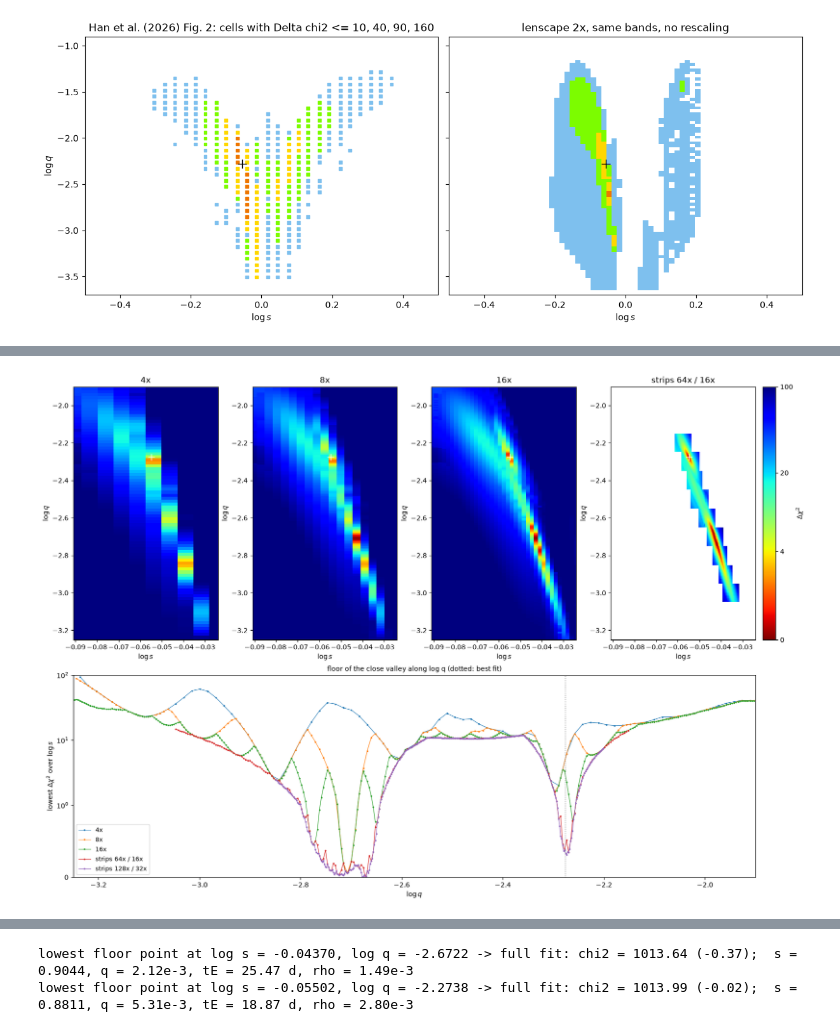
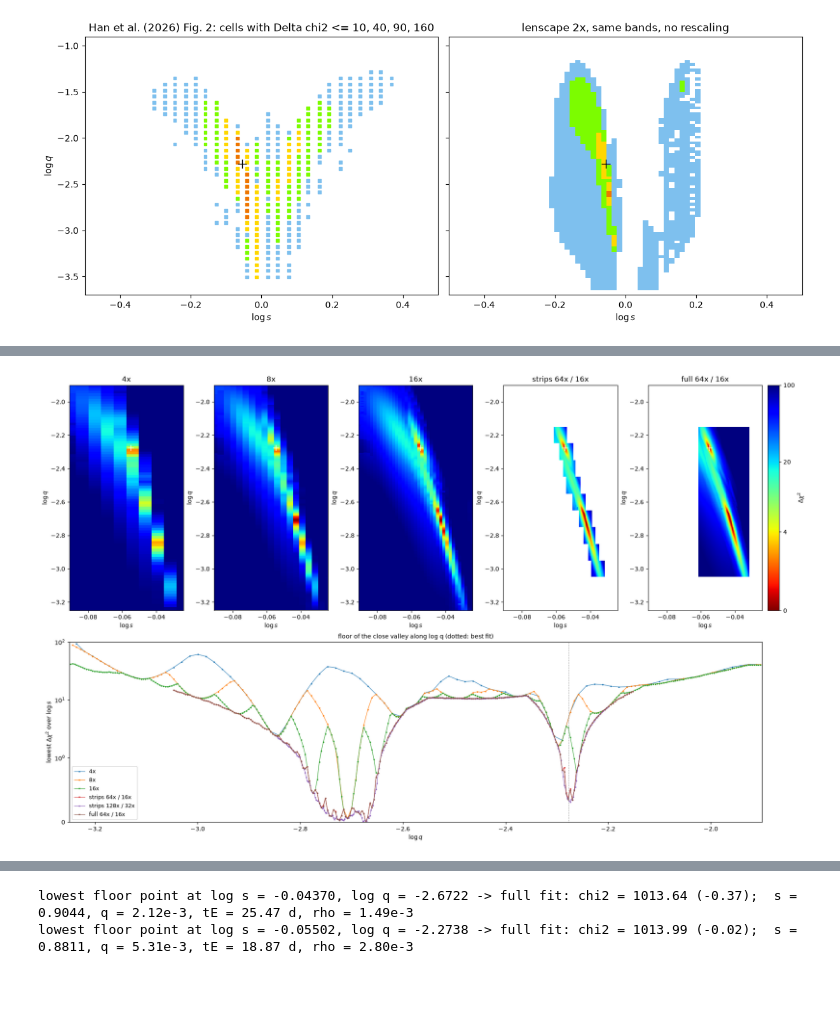
Before and after one commit to hippke/lenscape, a Jupyter notebook: notebooks/example_kb221551.ipynb, the cells around one changed output, grey strips where cells are left out. Cells and saved outputs as stored; diff of their text form; code cells hidden in the pictures; blank space fills up the shorter version.

```diff
--- a/notebooks/example_kb221551.ipynb
+++ b/notebooks/example_kb221551.ipynb
@@ -351,7 +354,10 @@ def valley_strips(prev, fs, fq, half_width, q_range, seg):
 
 strips64 = run_or_load("strips_64x", lambda: valley_strips([zooms[16]], 64, 16, 0.002, (-3.05, -2.15), 0.10))
 strips128 = run_or_load("strips_128x", lambda: valley_strips([strips64, zooms[16]], 128, 32, 0.0008, (-2.85, -2.20), 0.05))
-ZOOMS = [("8x", zooms[8]), ("16x", zooms[16]), ("strips 64x / 16x", strips64), ("strips 128x / 32x", strips128)]
+full64 = run_or_load("full_64x", lambda: lenscape.maps.densify([strips64, strips128, zooms[16]], data, strips64["logs"],
+                                                              strips64["logq"], best=best, log=log))
+ZOOMS = [("8x", zooms[8]), ("16x", zooms[16]), ("strips 64x / 16x", strips64), ("strips 128x / 32x", strips128),
+         ("full 64x / 16x", full64)]
 zref = min(ref, *(float(np.nanmin(z["chi2"])) for _, z in ZOOMS))
 for name, z in ZOOMS:
     i, j = np.unravel_index(np.nanargmin(z["chi2"]), z["chi2"].shape)
@@ -365,19 +372,20 @@ strips 128x / 32x:   5129 points, wall time  13.6 min, minimum -0.41 against the
 # %%
-fig = plt.figure(figsize=(16, 11), constrained_layout=True)
-gs = fig.add_gridspec(2, 4, height_ratios=[1.25, 1])
-for k, (name, m) in enumerate([("4x", map4), ("8x", zooms[8]), ("16x", zooms[16]), ("strips 64x / 16x", strips64)]):
+fig = plt.figure(figsize=(18, 11), constrained_layout=True)
+gs = fig.add_gridspec(2, 5, height_ratios=[1.25, 1])
+for k, (name, m) in enumerate([("4x", map4), ("8x", zooms[8]), ("16x", zooms[16]), ("strips 64x / 16x", strips64),
+                               ("full 64x / 16x", full64)]):
     ax = fig.add_subplot(gs[0, k])
-    figures.plot_map(m, ax=ax, vmax=100, chi2_ref=zref, colorbar=(k == 3))
+    figures.plot_map(m, ax=ax, vmax=100, chi2_ref=zref, colorbar=(k == 4))
     ax.plot(best[3], best[4], "w+", ms=10)
     ax.set_xlim(*ZBOX_S); ax.set_ylim(*ZBOX_Q); ax.set_title(name)
 ax = fig.add_subplot(gs[1, :])
 for name, m in [("4x", map4)] + ZOOMS:
     si = (m["logs"] > ZBOX_S[0]) & (m["logs"] < ZBOX_S[1]); qi = (m["logq"] > ZBOX_Q[0]) & (m["logq"] < ZBOX_Q[1])
     sub = m["chi2"][np.ix_(si, qi)]; ok = np.isfinite(sub).any(axis=0)
     ax.plot(m["logq"][qi][ok], np.nanmin(sub[:, ok], axis=0) - zref, ".-", ms=3, lw=0.8, label=name)
 ax.axvline(best[4], color="grey", ls=":", lw=1)
 ax.set_yscale("symlog", linthresh=1); ax.set_ylim(0, 100); ax.set_xlim(*ZBOX_Q)
 ax.set_xlabel(r"$\log q$"); ax.set_ylabel(r"lowest $\Delta\chi^2$ over $\log s$"); ax.legend(fontsize=9)
 ax.set_title("floor of the close valley along log q (dotted: best fit)", fontsize=10);
 # %% [output]
-[figure, old version]
+[figure, new version]
```
Also changed, not shown: parts of 6 cells of this notebook, 2 other files.
